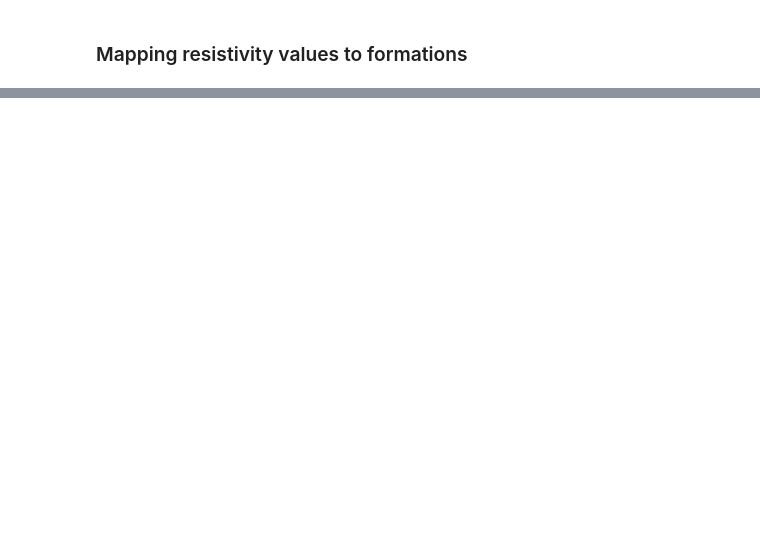
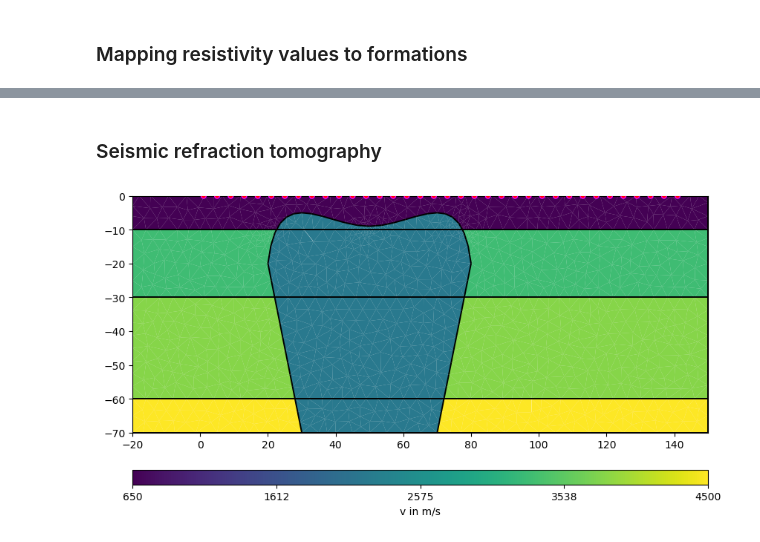
Before and after one commit to ZiegAnt/ResearchModule, a Jupyter notebook: RM_pygimli_computations.ipynb, the cells around one changed output, grey strips where cells are left out. Cells and saved outputs as stored; diff of their text form; code cells hidden in the pictures; blank space fills up the shorter version.

```diff
--- a/RM_pygimli_computations.ipynb
+++ b/RM_pygimli_computations.ipynb
@@ -105,0 +182,10 @@ home/halbm/gimli/gimli/core/src/vector.h:584            const ValueType& GIMLI::
+# %% [markdown]
+### Seismic refraction tomography
+# %%
+# Defining SRT measurement schemes
+SRT_scheme = pg.physics.traveltime.createRAData(np.linspace(SRT.sensor_start, SRT.sensor_end, SRT.n_sensors))
+# Viula Inspection
+ax, _ = pg.show(geom_mesh, vmap, colorBar=True, logScale=False, label='v in m/s')
+pg.viewer.mpl.drawSensors(ax, SRT_scheme.sensors(), diam=1.5, facecolor='red', edgecolor='magenta')
+# %% [output]
+[figure, added]
```
Also changed, not shown: parts of 13 cells of this notebook, 6 other files.
